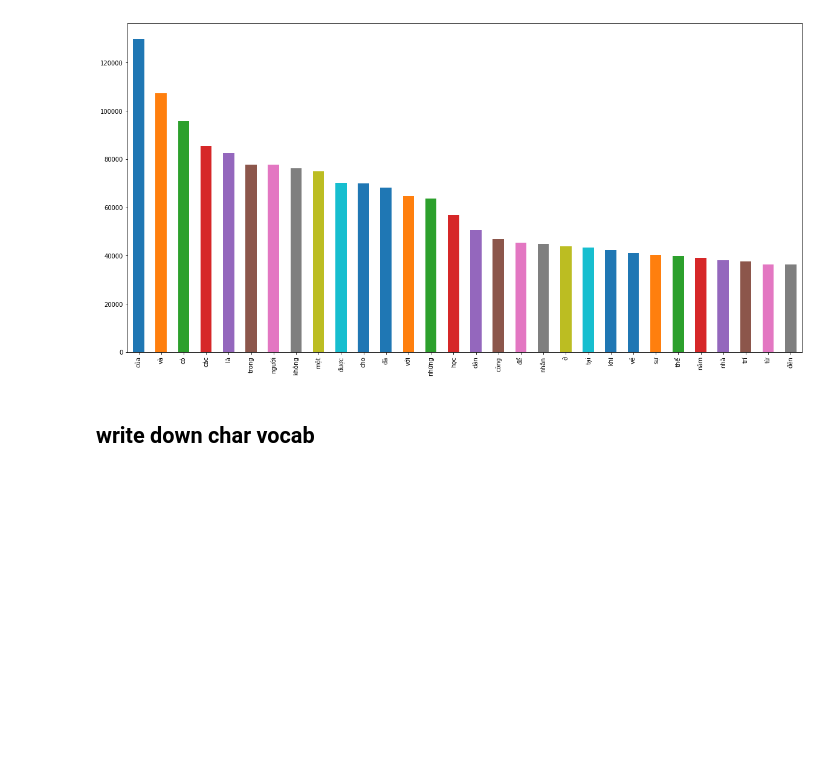
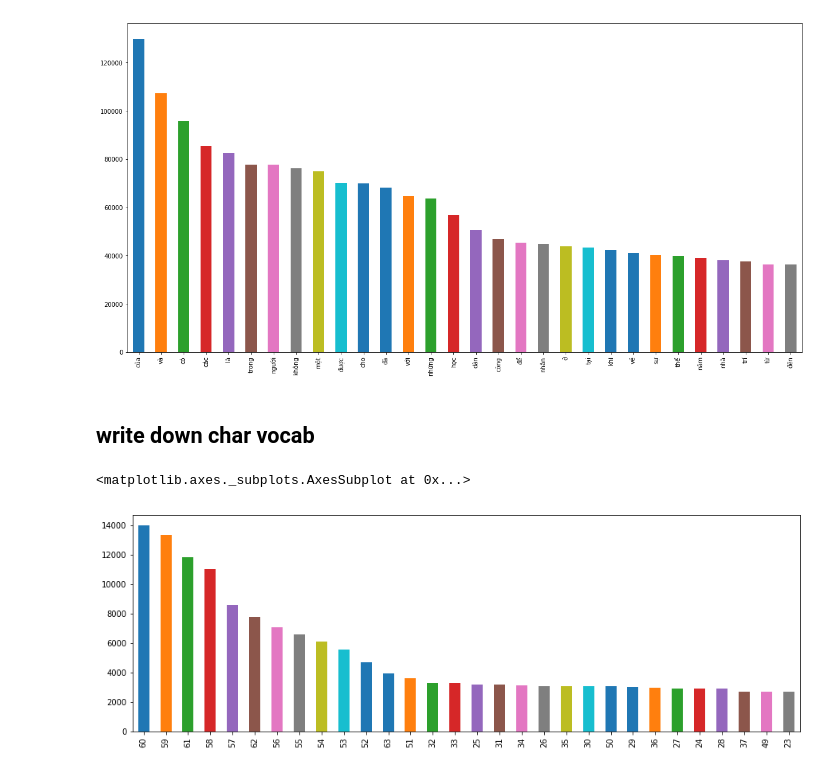
Before and after one commit to pbcquoc/vietnamese_word_seperate, a Jupyter notebook: notebook/eda.ipynb, the cells around one changed output. Saved outputs shown, nothing was run; the diff lists cells and outputs as text; code cells hidden in the pictures; blank space fills up the shorter version.

```diff
--- a/notebook/eda.ipynb
+++ b/notebook/eda.ipynb
@@ -5,7 +5,8 @@ import seaborn as sns
 import matplotlib
 import matplotlib.pyplot as plt
 
-matplotlib.rcParams['figure.figsize'] = (20.0, 10.0)
+%matplotlib inline
+matplotlib.rcParams['figure.figsize'] = (15.0, 5.0)
 # %%
 train = pd.read_csv('../../data/word_seperate/corpus', header=None)
 # %%
@@ -25,3 +26,8 @@ chars = list(''.join(train[0].values.tolist()))
 # %%
 char_counts = pd.value_counts(chars)
 np.savetxt('vocab', char_counts.head(108).index.values, delimiter='\n', fmt='%s')
+# %%
+train[0].str.len().value_counts().head(30).plot.bar()
+# %% [output]
+<matplotlib.axes._subplots.AxesSubplot at 0x...>
+[figure, added]
```
Also changed, not shown: parts of 1 cell of this notebook, 1 other file.
